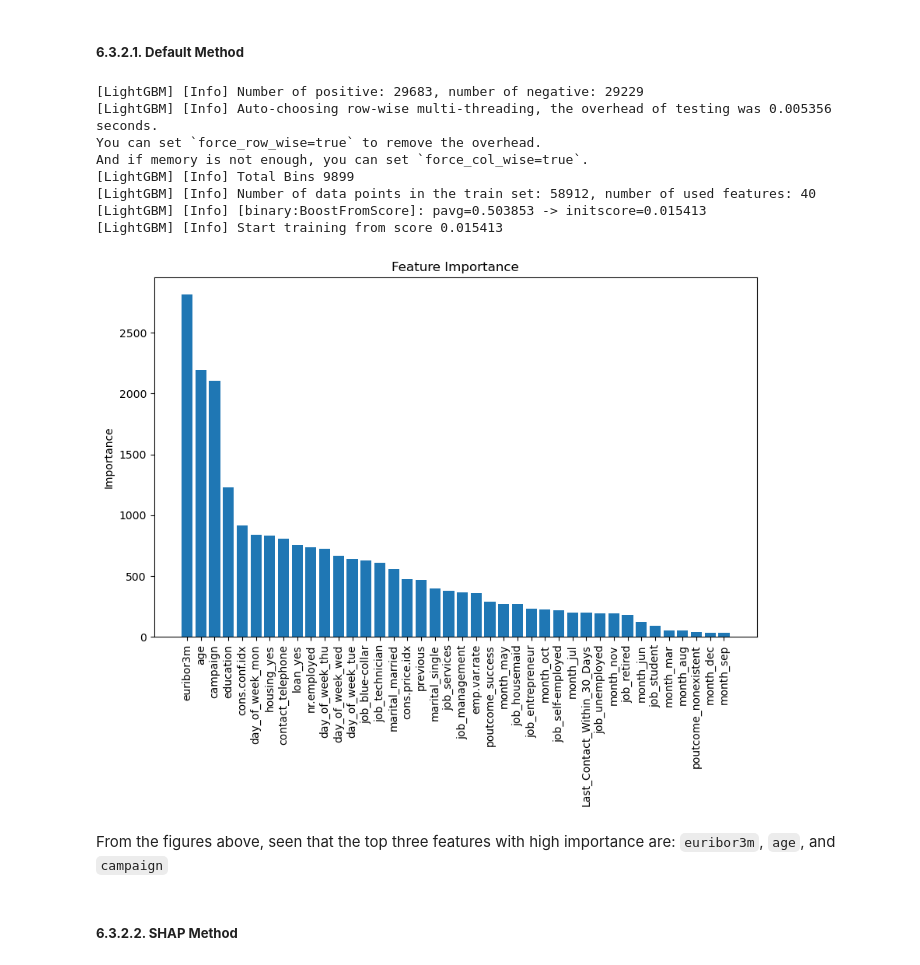
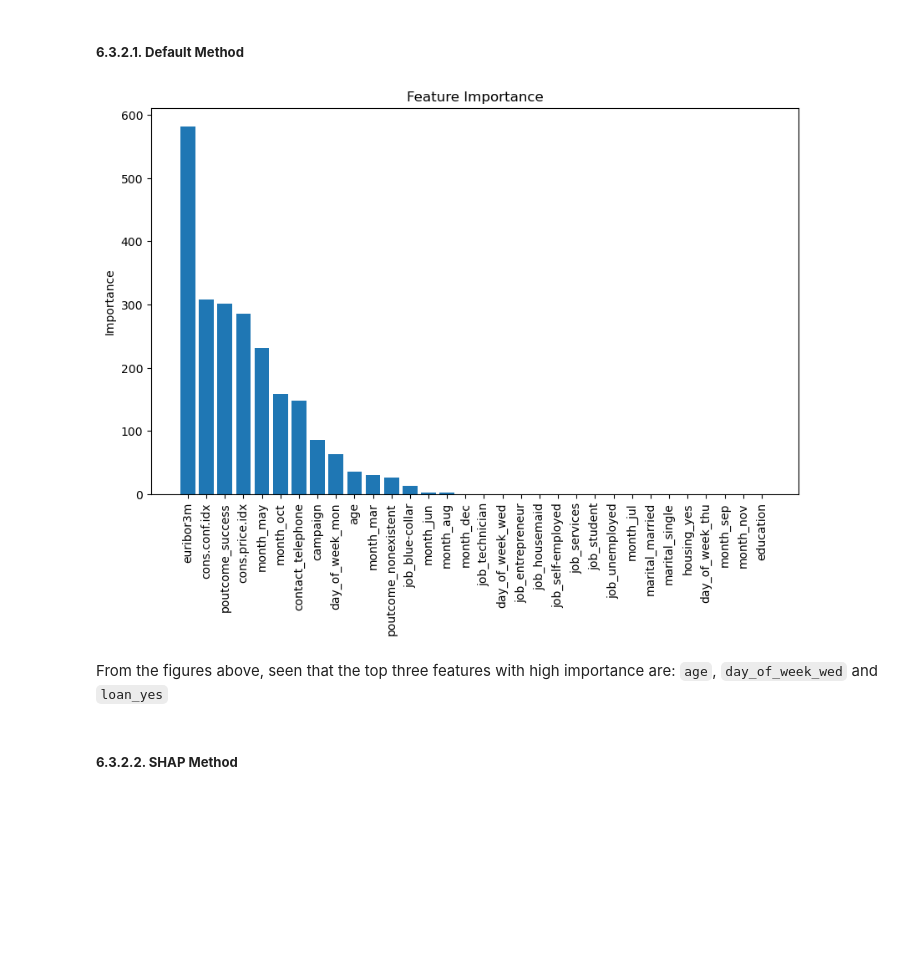
Before and after one commit to seanka/Python-BankTelemarketing-MachineLearning, a Jupyter notebook: Notebook/Notebook.ipynb, the cells around one changed output. Saved outputs shown, nothing was run; the diff lists cells and outputs as text; code cells hidden in the pictures; blank space fills up the shorter version.

```diff
--- a/Notebook/Notebook.ipynb
+++ b/Notebook/Notebook.ipynb
@@ -796,6 +854,7 @@ def rename_columns_encoding(X):
 rename_transformer_encoding = FunctionTransformer(rename_columns_encoding)
 # %%
 feature_engineering_pipeline = Pipeline([
+    ("Cardinality Reduction", reduction_transformer),
     ("Feature Encoding", encoding_transformer),
     ("Rename After Encoding", rename_transformer_encoding),
     ("Feature Scaling", scaling_transformer)
@@ -1412,0 +1649,14 @@ From the classification report on test data between default and tuned hyperparam
+# %%
+standard_model = LGBMClassifier(random_state=42)
+
+best_params = {'max_depth': 3, 'boosting_type': 'gbdt', 'learning_rate': 0.0031151271862479095, 'n_estimators': 350, 'num_leaves': 29, 'min_child_samples': 27, 'subsample': 0.9998862649893873, 'colsample_bytree': 0.9152899203220316, 'reg_alpha': 5.1098714356913374e-08, 'reg_lambda': 4.511442180766125e-05}
+
+best_model = LGBMClassifier(**best_params, n_jobs=-1, random_state=42)
+
+standard_model.fit(X_train_VIF, y_train)
+y_pred_std_train = standard_model.predict(X_train_VIF)
+y_pred_std_test = standard_model.predict(X_test_VIF)
+
+best_model.fit(X_train_VIF, y_train)
+y_pred_best_train = best_model.predict(X_train_VIF)
+y_pred_best_test = best_model.predict(X_test_VIF)
@@ -1454,0 +1797,11 @@ Pipeline(steps=[('Preparation',
+# %%
+preparation_step = PipelineWrapper(prep_pipeline)
+feature_selection_step = PipelineWrapper(feature_selection_transformer)
+
+final_pipeline = Pipeline([
+    ('Preparation', preparation_step),
+    ('Feature Selection', feature_selection_step),
+    ('Modeling', LGBMClassifier(**params, n_jobs=-1, random_state=42))
+])
+
+final_pipeline
@@ -1478,33 +1849,42 @@ From modeling section above, 6 algorithm models are selected and performed again
 # %% [markdown]
 #### **6.3.2. Feature Importance**
+# %%
+features_name = []
+
+for i in range(4):
+    if i == 0:
+        features_name += ["Last_Contact_Within_30_Days"]
+        continue
+
+    features_name += list(encoding_transformer.transformers_[i][1].get_feature_names_out())
+
+for i in range(2):
+    if i == 0: continue
+    features_name += list(scaling_transformer.transformers_[i][1].get_feature_names_out())
+
+
+col_to_remove = {'previous', 'emp.var.rate', 'loan_yes', 'day_of_week_tue', 'job_management', 'nr.employed', 'Last_Contact_Within_30_Days'}
+features_name = [col for col in features_name if col not in col_to_remove]
 # %% [markdown]
 ##### **6.3.2.1. Default Method**
 # %%
 feat_model = final_pipeline.fit(X_train, y_train)
 lgbm_model = feat_model.named_steps['Modeling']
 
 feature_importance = lgbm_model.feature_importances_
-feature_names = X_train_encoded.columns
+feature_names = features_name
 
 sorted_idx = np.argsort(feature_importance)[::-1]
 
 plt.figure(figsize=(10, 6))
 plt.bar(range(len(feature_importance)), feature_importance[sorted_idx], align='center')
 plt.xticks(range(len(feature_importance)), np.array(feature_names)[sorted_idx], rotation=90)
 plt.ylabel("Importance")
 plt.title("Feature Importance")
 plt.show()
 # %% [output]
-[LightGBM] [Info] Number of positive: 29683, number of negative: 29229
-[LightGBM] [Info] Auto-choosing row-wise multi-threading, the overhead of testing was 0.005356 seconds.
-You can set `force_row_wise=true` to remove the overhead.
-And if memory is not enough, you can set `force_col_wise=true`.
-[LightGBM] [Info] Total Bins 9899
-[LightGBM] [Info] Number of data points in the train set: 58912, number of used features: 40
-[LightGBM] [Info] [binary:BoostFromScore]: pavg=0.503853 -> initscore=0.015413
-[LightGBM] [Info] Start training from score 0.015413
-[figure, old version]
+[figure, new version]
 # %% [markdown]
-From the figures above, seen that the top three features with high importance are: `euribor3m`, `age`, and `campaign`
+From the figures above, seen that the top three features with high importance are: `age`, `day_of_week_wed` and `loan_yes`
 # %% [markdown]
 ##### **6.3.2.2. SHAP Method**
```
Also changed, not shown: parts of 96 cells of this notebook, 5 other files.
